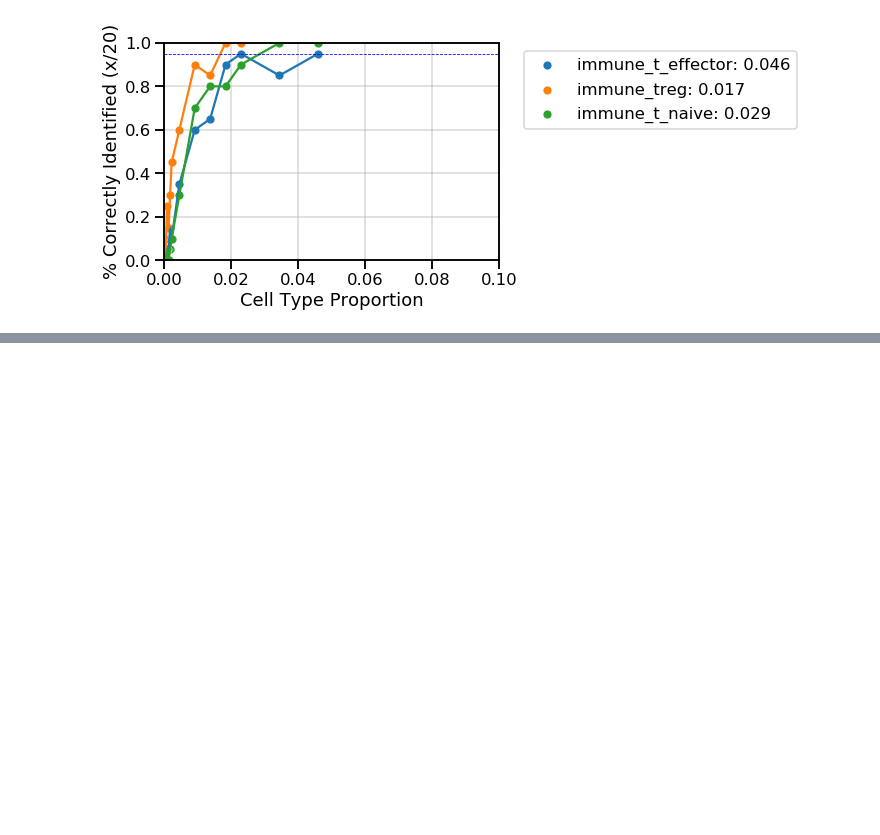
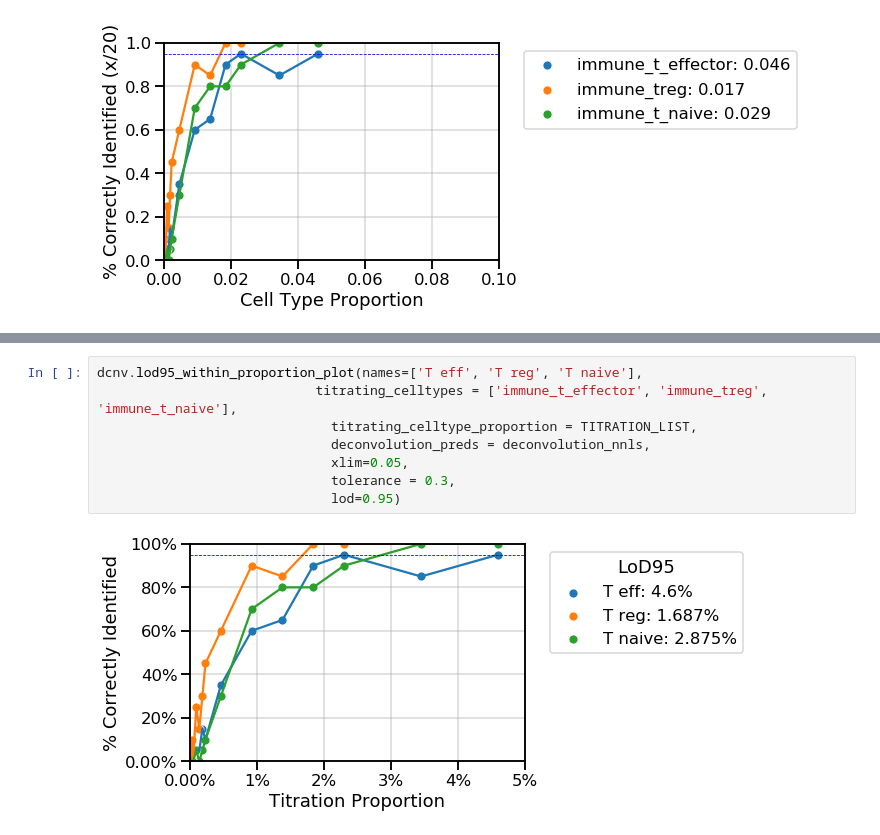
Before and after one commit to gh-msun/gh-msun, a Jupyter notebook: projects/2023_06_26_SRT_deconvolution_MS/notebooks/titration/t_subset_blueprint_2m/titration_experiment_blueprint_t_eff_tregE1.ipynb, the cells around one changed output, grey strips where cells are left out. Drawn from its saved outputs; the diff is of its cells as text; blank space fills up the shorter version.

```diff
--- a/projects/2023_06_26_SRT_deconvolution_MS/notebooks/titration/t_subset_blueprint_2m/titration_experiment_blueprint_t_eff_tregE1.ipynb
+++ b/projects/2023_06_26_SRT_deconvolution_MS/notebooks/titration/t_subset_blueprint_2m/titration_experiment_blueprint_t_eff_tregE1.ipynb
@@ -726,0 +735,10 @@ dcnv.lod95_detect_plot(names=['T eff', 'T reg', 'T naive'],
+# %%
+dcnv.lod95_within_proportion_plot(names=['T eff', 'T reg', 'T naive'],
+                            titrating_celltypes = ['immune_t_effector', 'immune_treg', 'immune_t_naive'],
+                              titrating_celltype_proportion = TITRATION_LIST,
+                              deconvolution_preds = deconvolution_nnls,
+                              xlim=0.05,
+                              tolerance = 0.3,
+                              lod=0.95)
+# %% [output]
+[figure, added]
```
Also changed, not shown: parts of 4 cells of this notebook, 5 other files.
